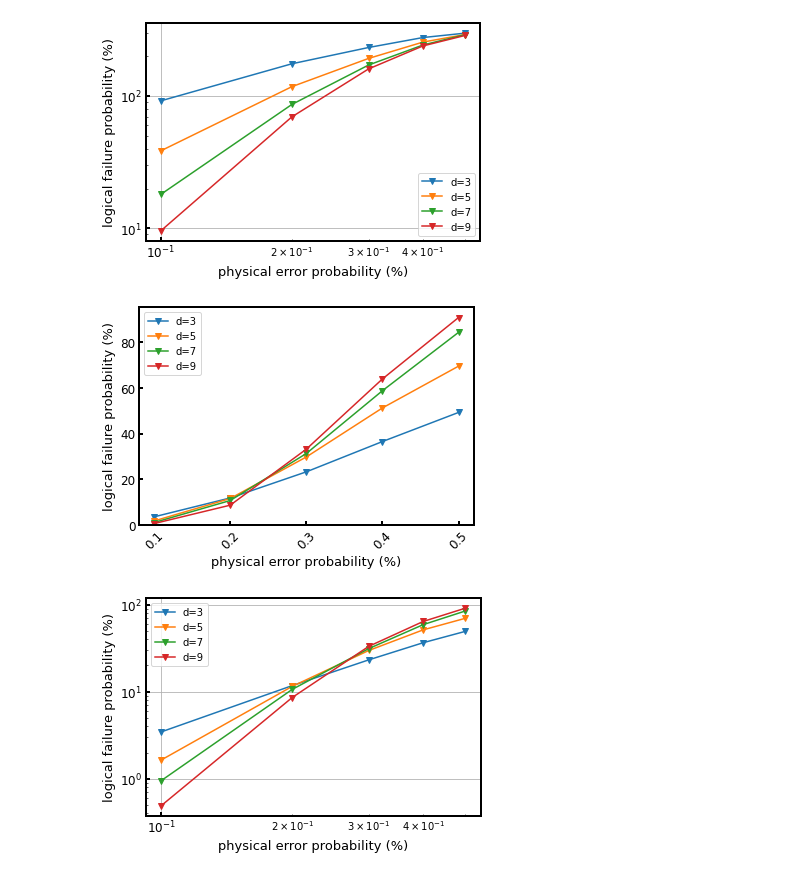
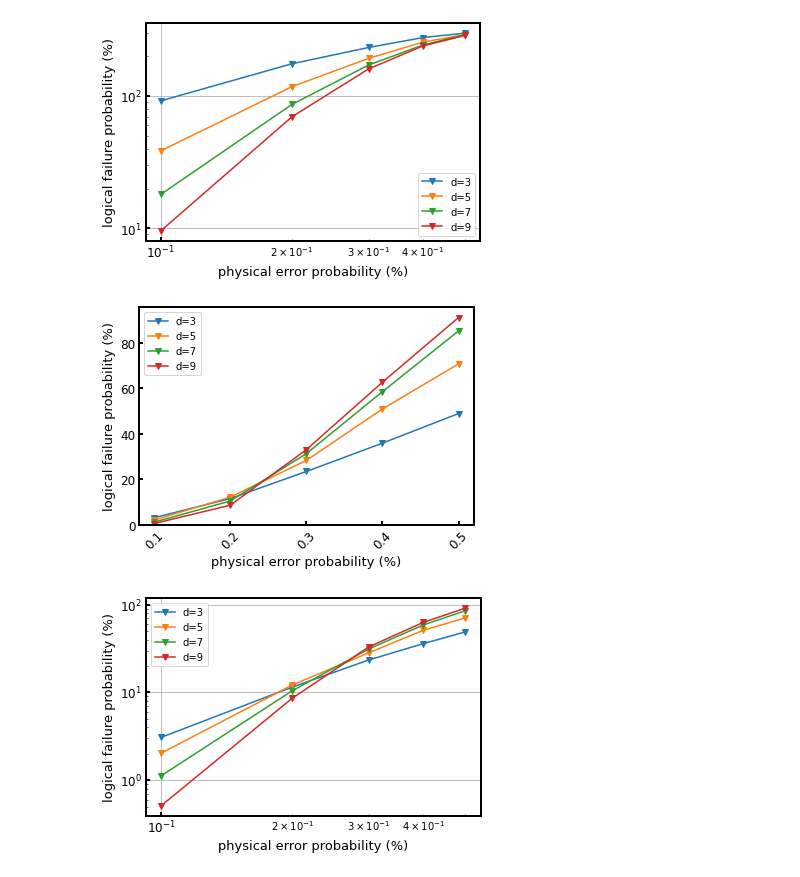
Before and after one commit to kono0924/Fujii-lab, a Jupyter notebook: surface_realistic/realistic_ver2_final/csv_view.ipynb, the cells around one changed output. Cells and saved outputs as stored; diff of their text form; code cells hidden in the pictures.

```diff
--- a/surface_realistic/realistic_ver2_final/csv_view.ipynb
+++ b/surface_realistic/realistic_ver2_final/csv_view.ipynb
@@ -96,11 +96,11 @@ import os
 # 追加のフォルダ名
 folder = ""
 # ファイル名
-file = "Z,p=(0.001,0.005,0.001),d=(3,9,2),d(rep)=9,eta=1000,round_rep=30,round_sur=20,trials=10000" + ".csv"
+file = "Z,p=(0.001,0.005,0.001),d=(3,9,2),d(rep)=5,eta=1000,round_rep=30,round_sur=20,trials=10000" + ".csv"
 ########################################
 
 # FUjii-labのパス
-path = "/Users/konohideki/Documents/Fujii-lab/surface_realistic/realistic_ver2_final"
+path = "/Users/konohideki/Documents/Fujii-lab/surface_realistic/realistic_ver2_final/auto_miss"
 
 # csvファイルの読み込み
 os.chdir(path+folder)
@@ -139,32 +139,32 @@ plt.legend()
 plt.show()
 
 
 plt.rcParams["xtick.direction"] = "in"
 plt.rcParams["ytick.direction"] = "in"
 fig, ax = plt.subplots()
 for i in range(len(code_distance_list)):
     a = np.array(p_list)
     a = [float(num) for num in a]
     a = np.array(a)
     b = np.array(data.loc[code_distance_list[i]])
     ax.plot(a[0:]*100, b[0:]*100,marker='v',label="d="+str(code_distance_list[i]))
 ax.set_xticklabels(np.round(a*100,decimals= 1))
 ax.set_xticks(np.round(a*100,decimals= 2))
 ax.set_xlabel("physical error probability (%)", fontsize=13)
 ax.set_ylabel("logical failure probability (%)", fontsize=13)
 #ax.set_ylim(10**(-3))
 #ax.set_xlim(10**(-10))
 ax.spines["top"].set_linewidth(2)
 ax.spines["left"].set_linewidth(2)
 ax.spines["bottom"].set_linewidth(2)
 ax.spines["right"].set_linewidth(2)
 ax.tick_params(direction="in", width=2, length=4, labelsize=12)
 #ax.set_title("pm=" + str(0) + "%, eta=" + str(1000) + ", repeat=" + str(1) + ", trials=" + str(10000), fontsize=14)
 ax.set_xscale("log")
 ax.set_yscale("log")
 ax.grid()
 plt.legend()
 plt.show()
 # %% [output]
-[figure, old version]
+[figure, new version]
-[figure, old version]
+[figure, new version]
```
Also changed, not shown: parts of 1 cell of this notebook, 6 other files.
